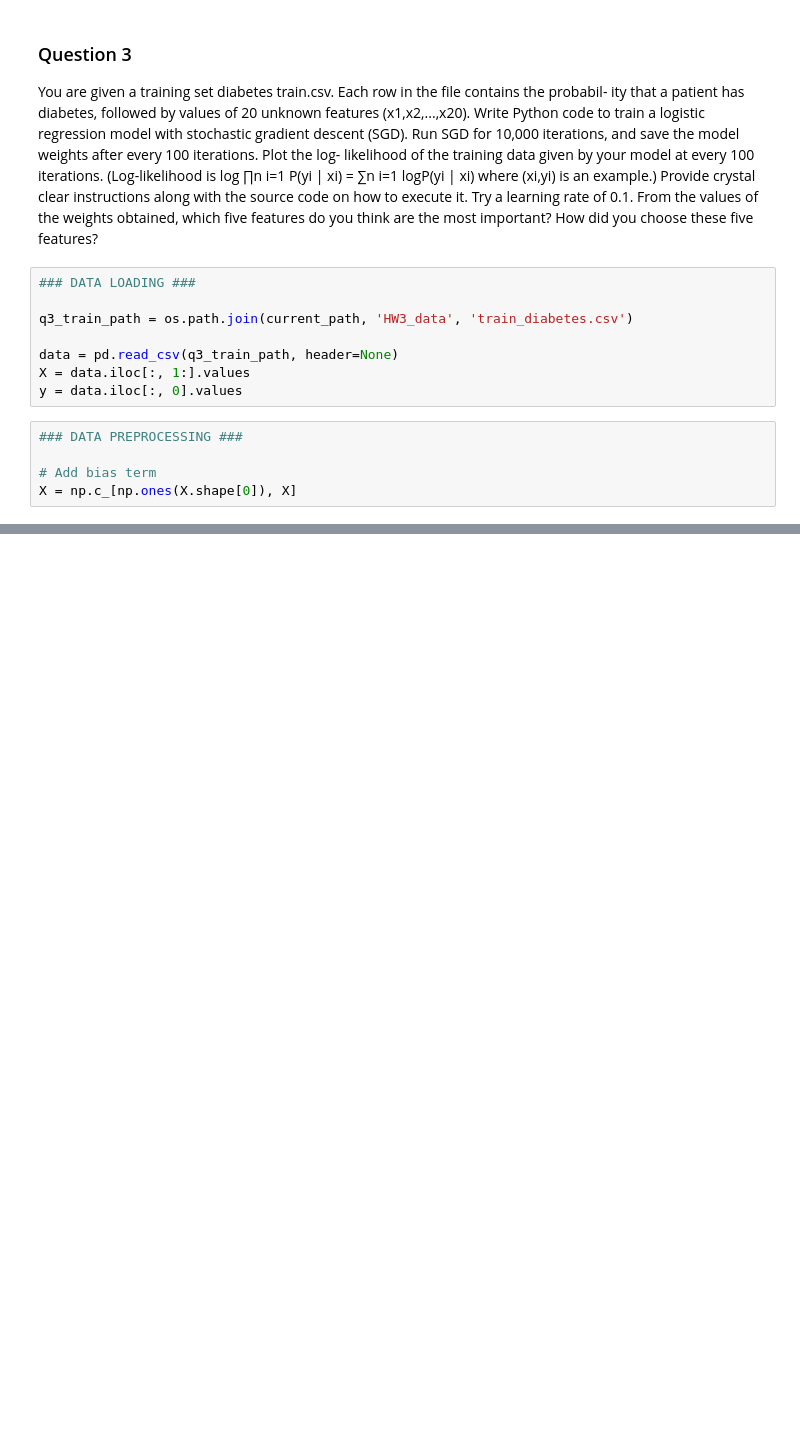
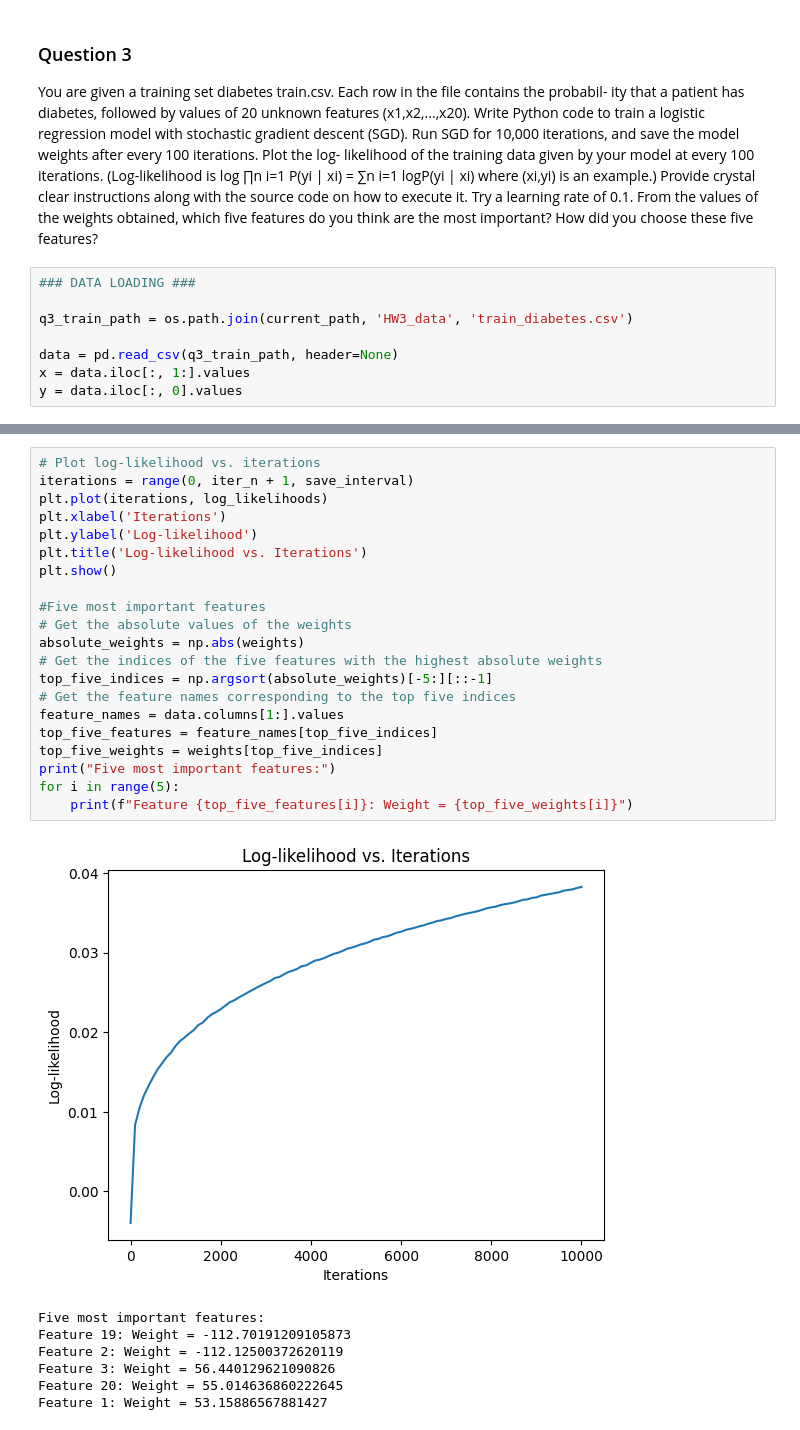
Before and after one commit to T2LIPthedeveloper/Homework, a Jupyter notebook: 50.007_ML/HW3/hw3-questions.ipynb, the cells around one changed output, grey strips where cells are left out. Saved outputs shown, nothing was run; the diff lists cells and outputs as text; blank space fills up the shorter version.

```diff
--- a/50.007_ML/HW3/hw3-questions.ipynb
+++ b/50.007_ML/HW3/hw3-questions.ipynb
@@ -89,10 +90,5 @@ How did you choose these five features?
 q3_train_path = os.path.join(current_path, 'HW3_data', 'train_diabetes.csv')
 
 data = pd.read_csv(q3_train_path, header=None)
-X = data.iloc[:, 1:].values
+x = data.iloc[:, 1:].values
 y = data.iloc[:, 0].values
-# %%
-### DATA PREPROCESSING ###
-
-# Add bias term
-X = np.c_[np.ones(X.shape[0]), X]
@@ -180,0 +152,29 @@ The five most important features are: [ 4 21  3 20  1]
+# %%
+# Plot log-likelihood vs. iterations
+iterations = range(0, iter_n + 1, save_interval)
+plt.plot(iterations, log_likelihoods)
+plt.xlabel('Iterations')
+plt.ylabel('Log-likelihood')
+plt.title('Log-likelihood vs. Iterations')
+plt.show()
+
+#Five most important features
+# Get the absolute values of the weights
+absolute_weights = np.abs(weights)
+# Get the indices of the five features with the highest absolute weights
+top_five_indices = np.argsort(absolute_weights)[-5:][::-1]
+# Get the feature names corresponding to the top five indices
+feature_names = data.columns[1:].values
+top_five_features = feature_names[top_five_indices]
+top_five_weights = weights[top_five_indices]
+print("Five most important features:")
+for i in range(5):
+    print(f"Feature {top_five_features[i]}: Weight = {top_five_weights[i]}")
+# %% [output]
+[figure, added]
+Five most important features:
+Feature 19: Weight = -112.70191209105873
+Feature 2: Weight = -112.12500372620119
+Feature 3: Weight = 56.440129621090826
+Feature 20: Weight = 55.014636860222645
+Feature 1: Weight = 53.15886567881427
```
Also changed, not shown: parts of 4 cells of this notebook, 12 other files.
